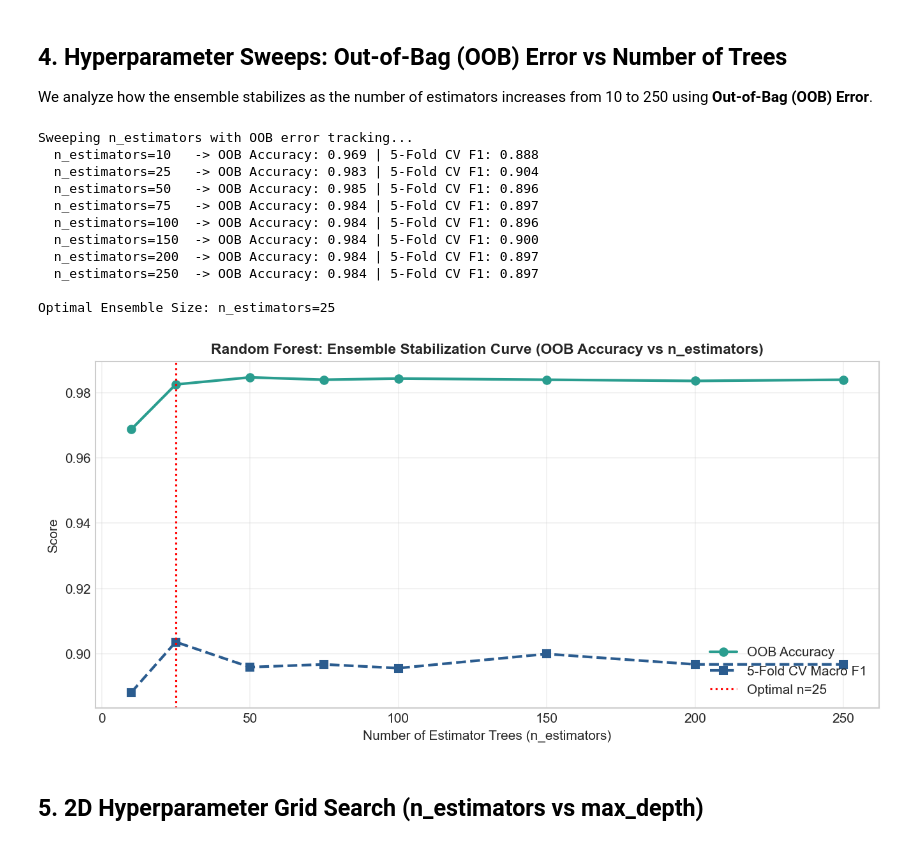
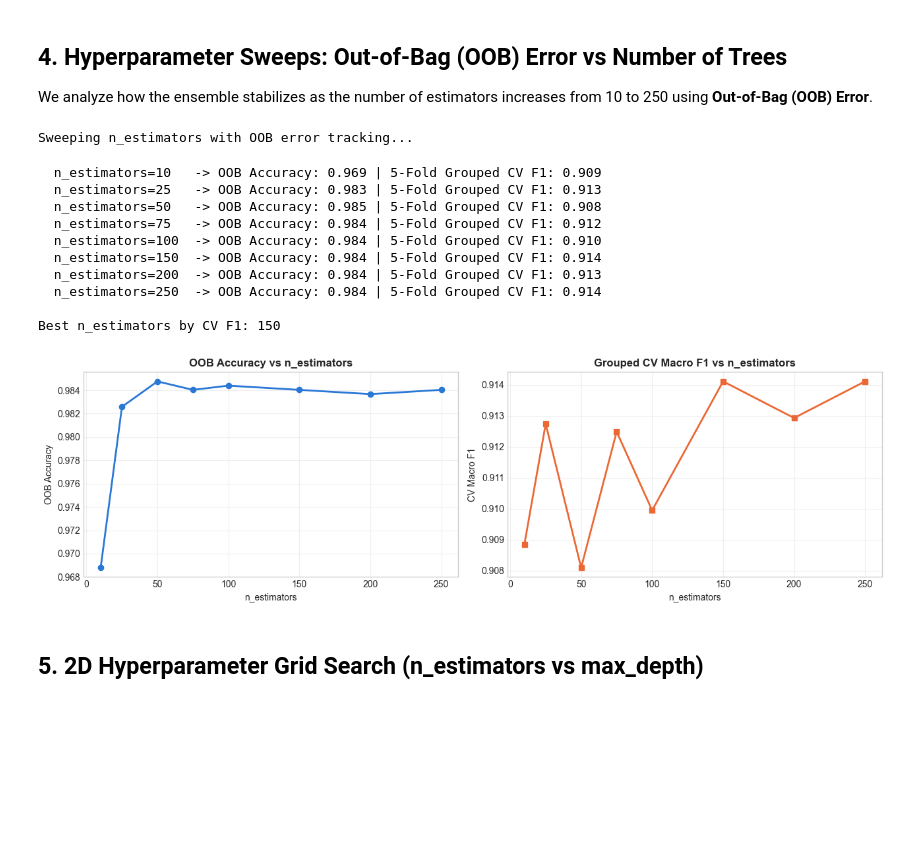
Before and after one commit to TheVantaDev/ML_CP, a Jupyter notebook: 03_person3_decision_tree_and_random_forest/random_forest.ipynb, the cells around one changed output. Saved outputs shown, nothing was run; the diff lists cells and outputs as text; code cells hidden in the pictures; blank space fills up the shorter version.

```diff
--- a/03_person3_decision_tree_and_random_forest/random_forest.ipynb
+++ b/03_person3_decision_tree_and_random_forest/random_forest.ipynb
@@ -145,58 +187,57 @@ We analyze how the ensemble stabilizes as the number of estimators increases fro
 # %%
 n_trees_candidates = [10, 25, 50, 75, 100, 150, 200, 250]
 oob_scores = []
 cv_scores = []
-cv = StratifiedKFold(n_splits=5, shuffle=True, random_state=RANDOM_SEED)
 
 print("Sweeping n_estimators with OOB error tracking...")
 for n in n_trees_candidates:
     rf = RandomForestClassifier(
         n_estimators=n,
         max_depth=12,
         oob_score=True,
         bootstrap=True,
         class_weight='balanced',
         random_state=RANDOM_SEED,
         n_jobs=-1
     )
     rf.fit(X_train, y_train)
     oob_scores.append(rf.oob_score_)
 
-    cv_res = cross_validate(rf, X_train, y_train, cv=cv, scoring='f1_macro', n_jobs=-1)
+    cv_res = cross_validate(rf, X_train_raw, y_train, groups=groups_train,
+                            cv=cv, scoring='f1_macro', n_jobs=-1)
     cv_scores.append(cv_res['test_score'].mean())
+    print(f"  n_estimators={n:<4} -> OOB Accuracy: {rf.oob_score_:.3f} | "
+          f"5-Fold Grouped CV F1: {cv_res['test_score'].mean():.3f}")
 
-    print(f"  n_estimators={n:<4} -> OOB Accuracy: {rf.oob_score_:.3f} | 5-Fold CV F1: {cv_res['test_score'].mean():.3f}")
+best_n_from_oob = n_trees_candidates[int(np.argmax(cv_scores))]
+print(f"\nBest n_estimators by CV F1: {best_n_from_oob}")
 
-best_n_idx = np.argmax(cv_scores)
-best_n_est = n_trees_candidates[best_n_idx]
-print(f"\nOptimal Ensemble Size: n_estimators={best_n_est}")
+fig, axes = plt.subplots(1, 2, figsize=(13, 4))
+axes[0].plot(n_trees_candidates, oob_scores, 'o-', color='#2a78d6', lw=2)
+axes[0].set_title("OOB Accuracy vs n_estimators", fontweight="bold")
+axes[0].set_xlabel("n_estimators"); axes[0].set_ylabel("OOB Accuracy")
+axes[0].grid(True, alpha=0.3)
 
-# Plot OOB Accuracy & CV F1 vs Number of Estimators
-plt.figure(figsize=(9, 4.5))
-plt.plot(n_trees_candidates, oob_scores, 'o-', color='#2a9d8f', lw=2, label='OOB Accuracy')
-plt.plot(n_trees_candidates, cv_scores, 's--', color='#2b5c8f', lw=2, label='5-Fold CV Macro F1')
-plt.axvline(x=best_n_est, color='red', linestyle=':', label=f'Optimal n={best_n_est}')
-plt.title("Random Forest: Ensemble Stabilization Curve (OOB Accuracy vs n_estimators)", fontsize=11, fontweight='bold')
-plt.xlabel("Number of Estimator Trees (n_estimators)")
-plt.ylabel("Score")
-plt.legend(loc="lower right")
-plt.grid(True, alpha=0.3)
-plt.tight_layout()
-plt.savefig("plots/rf_oob_stabilization_curve.png", dpi=300, bbox_inches="tight")
+axes[1].plot(n_trees_candidates, cv_scores, 's-', color='#eb6834', lw=2)
+axes[1].set_title("Grouped CV Macro F1 vs n_estimators", fontweight="bold")
+axes[1].set_xlabel("n_estimators"); axes[1].set_ylabel("CV Macro F1")
+axes[1].grid(True, alpha=0.3)
+fig.tight_layout()
+fig.savefig("plots/rf_oob_vs_ntrees.png", dpi=200, bbox_inches="tight")
 plt.show()
 # %% [output]
 Sweeping n_estimators with OOB error tracking...
-  n_estimators=10   -> OOB Accuracy: 0.969 | 5-Fold CV F1: 0.888
-  n_estimators=25   -> OOB Accuracy: 0.983 | 5-Fold CV F1: 0.904
-  n_estimators=50   -> OOB Accuracy: 0.985 | 5-Fold CV F1: 0.896
-  n_estimators=75   -> OOB Accuracy: 0.984 | 5-Fold CV F1: 0.897
-  n_estimators=100  -> OOB Accuracy: 0.984 | 5-Fold CV F1: 0.896
-  n_estimators=150  -> OOB Accuracy: 0.984 | 5-Fold CV F1: 0.900
-  n_estimators=200  -> OOB Accuracy: 0.984 | 5-Fold CV F1: 0.897
-  n_estimators=250  -> OOB Accuracy: 0.984 | 5-Fold CV F1: 0.897
-
-Optimal Ensemble Size: n_estimators=25
+  n_estimators=10   -> OOB Accuracy: 0.969 | 5-Fold Grouped CV F1: 0.909
+  n_estimators=25   -> OOB Accuracy: 0.983 | 5-Fold Grouped CV F1: 0.913
+  n_estimators=50   -> OOB Accuracy: 0.985 | 5-Fold Grouped CV F1: 0.908
+  n_estimators=75   -> OOB Accuracy: 0.984 | 5-Fold Grouped CV F1: 0.912
+  n_estimators=100  -> OOB Accuracy: 0.984 | 5-Fold Grouped CV F1: 0.910
+  n_estimators=150  -> OOB Accuracy: 0.984 | 5-Fold Grouped CV F1: 0.914
+  n_estimators=200  -> OOB Accuracy: 0.984 | 5-Fold Grouped CV F1: 0.913
+  n_estimators=250  -> OOB Accuracy: 0.984 | 5-Fold Grouped CV F1: 0.914
+
+Best n_estimators by CV F1: 150
-[figure, old version]
+[figure, new version]
 # %% [markdown]
 ## 5. 2D Hyperparameter Grid Search (n_estimators vs max_depth)
 # %%
```
Also changed, not shown: parts of 12 cells of this notebook, 13 other files.
